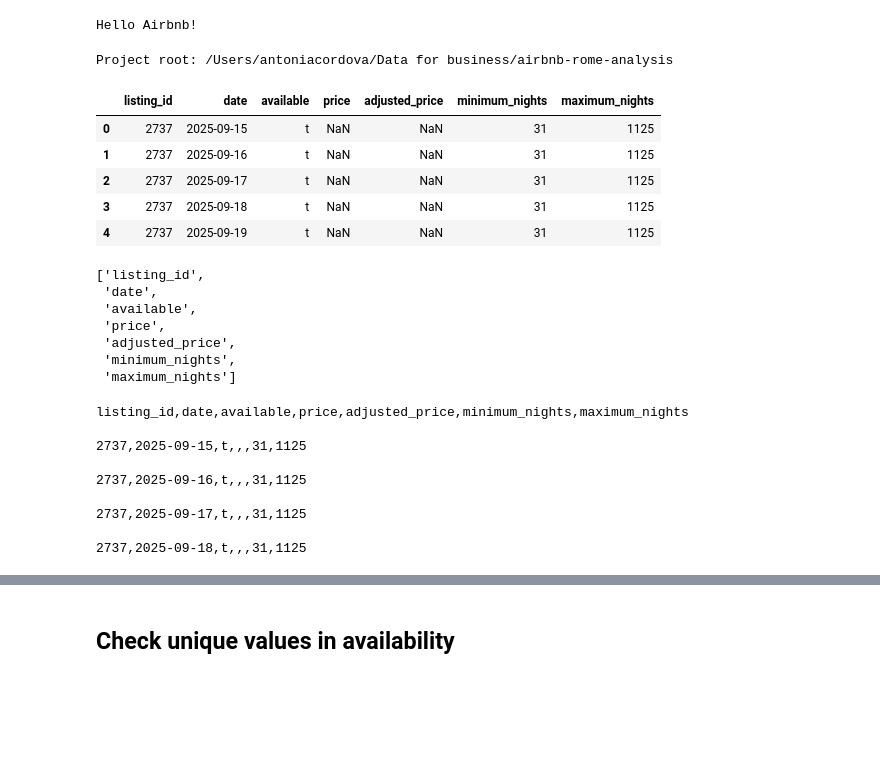
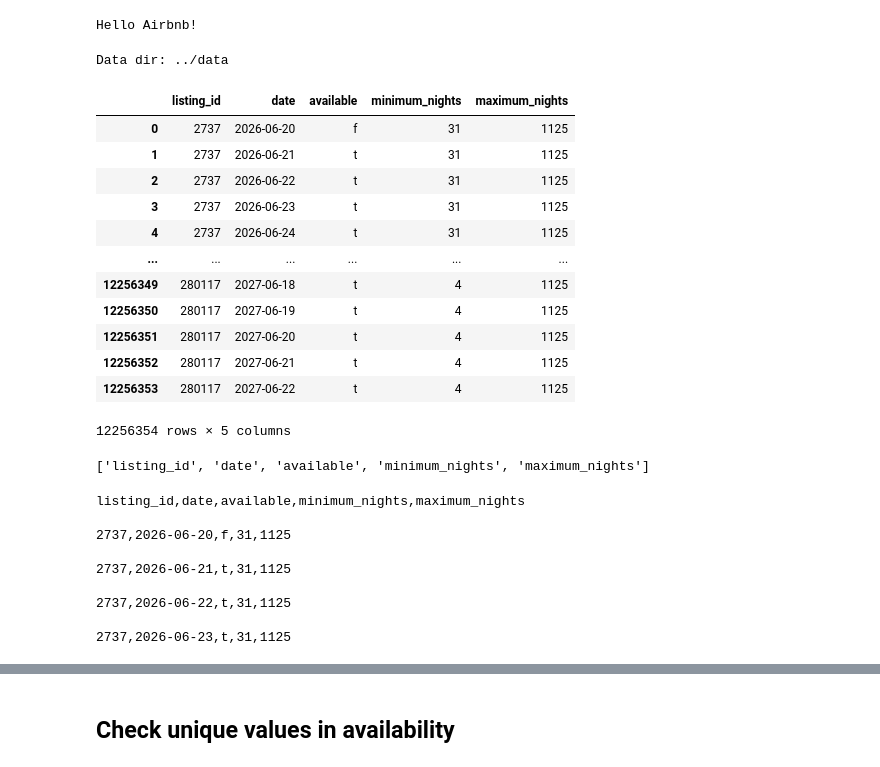
Before and after one commit to aantoo-cr/airbnb-rome-analysis, a Jupyter notebook: notebooks/01_calendar_cleaning.ipynb, the cells around one changed output, grey strips where cells are left out. Cells and saved outputs as stored; diff of their text form; code cells hidden in the pictures; blank space fills up the shorter version.

```diff
--- a/notebooks/01_calendar_cleaning.ipynb
+++ b/notebooks/01_calendar_cleaning.ipynb
@@ -6,52 +6,49 @@ Hello Airbnb!
 from pathlib import Path
 import os
 
-# ALWAYS anchor to project root
-PROJECT_ROOT = Path.cwd().parent
+# Data files already live decompressed in ../data, no need to resolve a project root
+DATA_DIR = Path("../data")
 
-print("Project root:", PROJECT_ROOT)
+print("Data dir:", DATA_DIR)
 # %% [output]
-Project root: /Users/antoniacordova/Data for business/airbnb-rome-analysis
+Data dir: ../data
 # %%
 import pandas as pd
-calendar_raw = pd.read_csv(
-    PROJECT_ROOT / "data" / "calendar.csv.gz",
-    compression="gzip",
-    nrows=5
+calendar = pd.read_csv(
+    DATA_DIR / "calendar.csv"
 )
 
-calendar_raw
+calendar
 # %% [output]
-|  | listing_id | date | available | price | adjusted_price | minimum_nights | maximum_nights |
-| 0 | 2737 | 2025-09-15 | t | NaN | NaN | 31 | 1125 |
-| 1 | 2737 | 2025-09-16 | t | NaN | NaN | 31 | 1125 |
-| 2 | 2737 | 2025-09-17 | t | NaN | NaN | 31 | 1125 |
-| 3 | 2737 | 2025-09-18 | t | NaN | NaN | 31 | 1125 |
-| 4 | 2737 | 2025-09-19 | t | NaN | NaN | 31 | 1125 |
+|  | listing_id | date | available | minimum_nights | maximum_nights |
+| 0 | 2737 | 2026-06-20 | f | 31 | 1125 |
+| 1 | 2737 | 2026-06-21 | t | 31 | 1125 |
+| 2 | 2737 | 2026-06-22 | t | 31 | 1125 |
+| 3 | 2737 | 2026-06-23 | t | 31 | 1125 |
+| 4 | 2737 | 2026-06-24 | t | 31 | 1125 |
+| ... | ... | ... | ... | ... | ... |
+| 12256349 | 280117 | 2027-06-18 | t | 4 | 1125 |
+| 12256350 | 280117 | 2027-06-19 | t | 4 | 1125 |
+| 12256351 | 280117 | 2027-06-20 | t | 4 | 1125 |
+| 12256352 | 280117 | 2027-06-21 | t | 4 | 1125 |
+| 12256353 | 280117 | 2027-06-22 | t | 4 | 1125 |
+12256354 rows × 5 columns
 # %%
-calendar_raw.columns.tolist()
+calendar.columns.tolist()
 # %% [output]
-['listing_id',
- 'date',
- 'available',
- 'price',
- 'adjusted_price',
- 'minimum_nights',
- 'maximum_nights']
+['listing_id', 'date', 'available', 'minimum_nights', 'maximum_nights']
 # %%
-import gzip
-
-with gzip.open(PROJECT_ROOT / "data" / "calendar.csv.gz", "rt") as f:
+with open(DATA_DIR / "calendar.csv", "rt") as f:
     for _ in range(5):
         print(f.readline())
 # %% [output]
-listing_id,date,available,price,adjusted_price,minimum_nights,maximum_nights
+listing_id,date,available,minimum_nights,maximum_nights
 
-2737,2025-09-15,t,,,31,1125
+2737,2026-06-20,f,31,1125
 
-2737,2025-09-16,t,,,31,1125
+2737,2026-06-21,t,31,1125
 
-2737,2025-09-17,t,,,31,1125
+2737,2026-06-22,t,31,1125
 
-2737,2025-09-18,t,,,31,1125
+2737,2026-06-23,t,31,1125
 # %%
```
Also changed, not shown: parts of 17 cells of this notebook, 3 other files.
